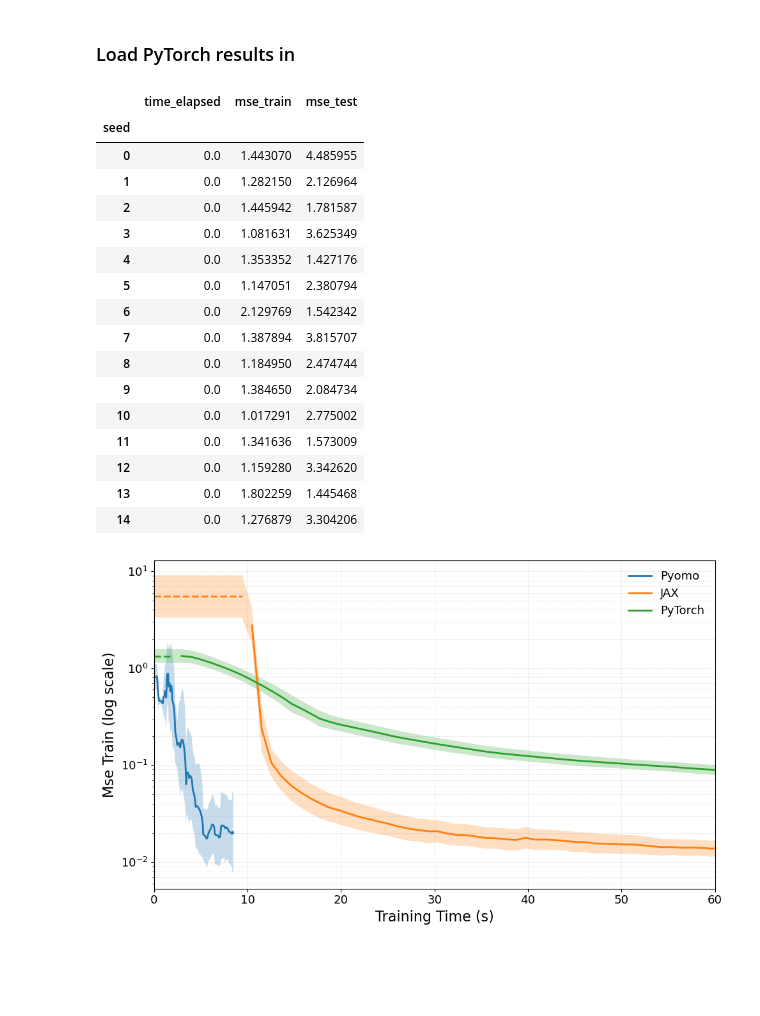
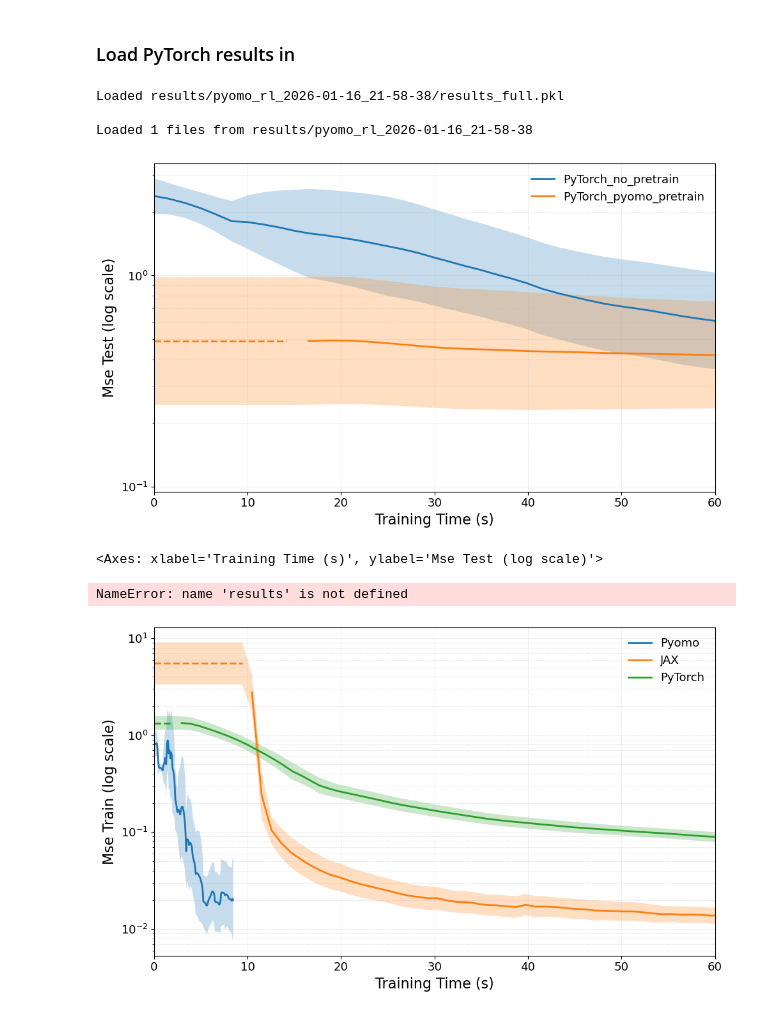
Before and after one commit to mariashapo/NODE, a Jupyter notebook: src/analysis/real_life/training_conv_rl.ipynb, the cells around one changed output. Saved outputs shown, nothing was run; the diff lists cells and outputs as text; code cells hidden in the pictures; blank space fills up the shorter version.

Commit message:
Extended pre-training studies.

```diff
--- a/src/analysis/real_life/training_conv_rl.ipynb
+++ b/src/analysis/real_life/training_conv_rl.ipynb
@@ -188,26 +188,22 @@ def load_pytorch_training_df(path) -> pd.DataFrame:
 # %%
 training_pytorch_df = load_pytorch_training_df("results/pytorch_rl_runs/pytorch_rl_2026-01-10_17-21-26/")
 training_pytorch_no_pretrain_df = load_pytorch_training_df("results/pytorch_rl_runs/pytorch_rl_2026-01-10_18-46-32/")
+training_pytorch_pyomo_pretrain_df = load_pytorch_training_df("results/pytorch_rl_2026-01-16_22-00-38/")
+# training_pyomo_pretrain_df = load_pytorch_training_df("results/pyomo_rl_2026-01-16_21-58-38/")
-# %%
-training_pytorch_no_pretrain_df.groupby('seed').first()
-# %% [output]
-|  | time_elapsed | mse_train | mse_test |
-| seed |  |  |  |
-| 0 | 0.0 | 1.443070 | 4.485955 |
-| 1 | 0.0 | 1.282150 | 2.126964 |
-| 2 | 0.0 | 1.445942 | 1.781587 |
-| 3 | 0.0 | 1.081631 | 3.625349 |
-| 4 | 0.0 | 1.353352 | 1.427176 |
-| 5 | 0.0 | 1.147051 | 2.380794 |
-| 6 | 0.0 | 2.129769 | 1.542342 |
-| 7 | 0.0 | 1.387894 | 3.815707 |
-| 8 | 0.0 | 1.184950 | 2.474744 |
-| 9 | 0.0 | 1.384650 | 2.084734 |
-| 10 | 0.0 | 1.017291 | 2.775002 |
-| 11 | 0.0 | 1.341636 | 1.573009 |
-| 12 | 0.0 | 1.159280 | 3.342620 |
-| 13 | 0.0 | 1.802259 | 1.445468 |
-| 14 | 0.0 | 1.276879 | 3.304206 |
+# %%
+training_pytorch_pyomo_pretrain_df = training_pytorch_pyomo_pretrain_df[training_pytorch_pyomo_pretrain_df["time_elapsed"] != 0]
+# %%
+results_pyomo = load_all_pickles("results/pyomo_rl_2026-01-16_21-58-38", recursive=False)[0]
+
+pretraining_times = [i["result"]["solver_time"] for i in list(results_pyomo.values())]
+
+for i in range(len(pretraining_times)):
+    t = pretraining_times[i]
+    training_pytorch_pyomo_pretrain_df.loc[training_pytorch_pyomo_pretrain_df['seed'] == i, 'time_elapsed'] += t
+# %% [output]
+Loaded results/pyomo_rl_2026-01-16_21-58-38/results_full.pkl
+
+Loaded 1 files from results/pyomo_rl_2026-01-16_21-58-38
 # %%
 pyomo_long = pyomo_long[pyomo_long["time_elapsed"] <= 9.0]
 
@@ -220,6 +216,34 @@ comparison_dfs_no_pretrain = {
     "Pyomo": pyomo_long,
     "JAX_no_pretrain": training_jax_no_pretrain_df,
     "PyTorch_no_pretrain": training_pytorch_no_pretrain_df}
+# %%
+comparison_df_pytorch = {
+    "PyTorch_no_pretrain": training_pytorch_no_pretrain_df,
+    "PyTorch": training_pytorch_df,
+    "PyTorch_pyomo_pretrain": training_pytorch_pyomo_pretrain_df}
+# %%
+plot_time_bands(
+    comparison_df_pytorch,
+    y_col="mse_test",  # or "mse_test"
+    title="",
+    logy=True,
+    align_grid = False,
+    figsize=(10, 6),
+    label_fontsize=16,
+    tick_fontsize=13,
+    legend_fontsize=13,
+    title_fontsize=16,
+    tmax_quantile=1,
+    xlim =(0, 60)
+)
+# %% [output]
+[figure, added]
+<Axes: xlabel='Training Time (s)', ylabel='Mse Test (log scale)'>
+# %%
+df = pd.DataFrame(results).T
+df
+# %% [output]
+NameError: name 'results' is not defined
 # %%
 plot_time_bands(
     comparison_dfs,
```
Also changed, not shown: parts of 1 cell of this notebook, 4 other files.
